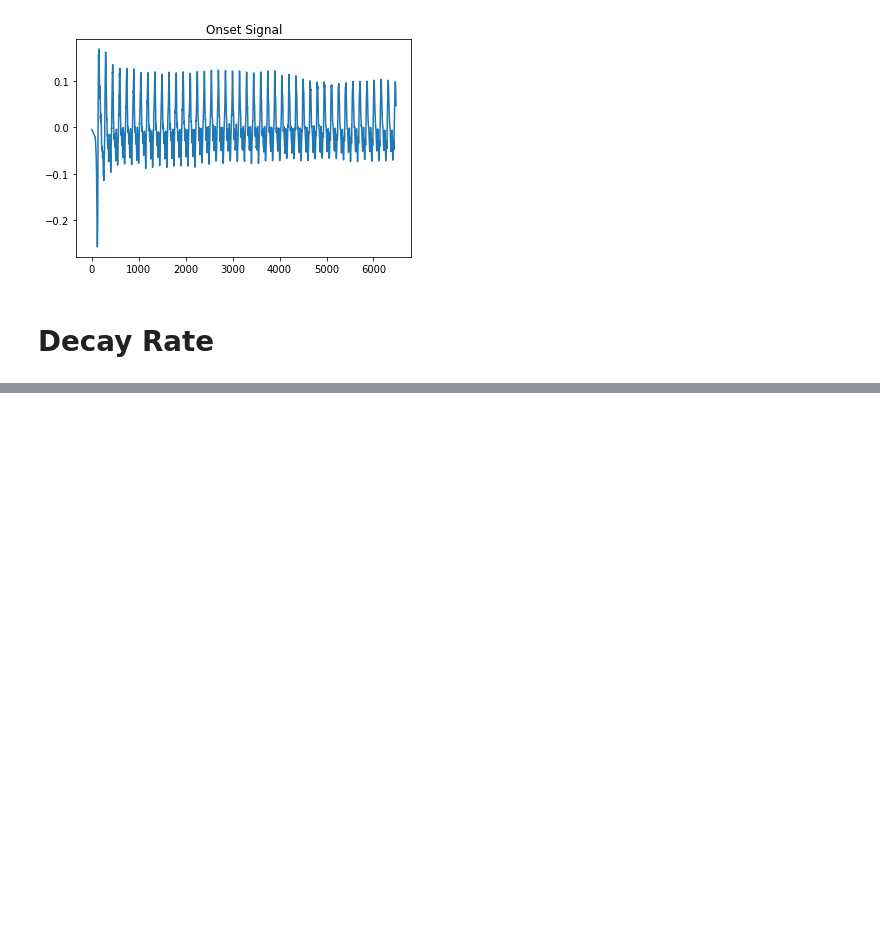
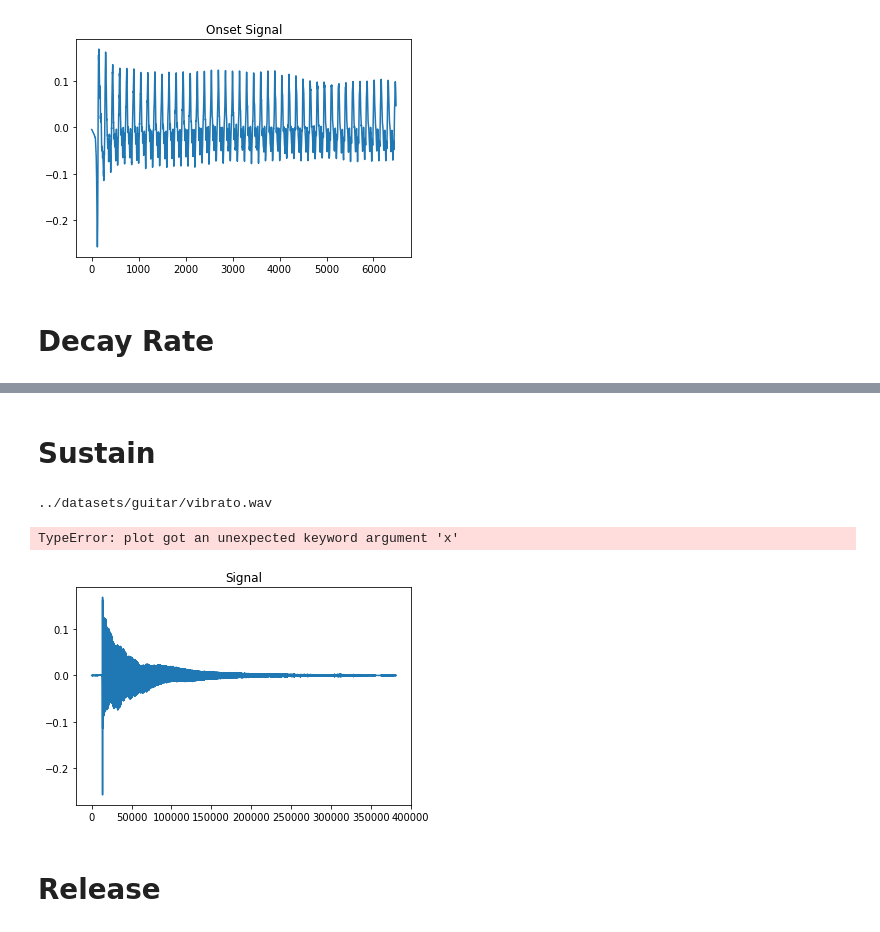
Before and after one commit to avesk/echo-synth, a Jupyter notebook: notebooks/Envelope Extraction.ipynb, the cells around one changed output, grey strips where cells are left out. Saved outputs shown, nothing was run; the diff lists cells and outputs as text; code cells hidden in the pictures; blank space fills up the shorter version.

Commit message:
experiments with sustain

```diff
--- a/notebooks/Envelope Extraction.ipynb
+++ b/notebooks/Envelope Extraction.ipynb
@@ -142,0 +147,43 @@ Decay Rate: -1.2360601352168689e-08
+# %% [markdown]
+# Sustain
+# %%
+def sustain(signal):
+    '''
+    Approximate sustain interval between the first
+    and last occurances of the median
+    '''
+    max_val = .9
+    signal = np.abs(signal)
+    signal = max_val * signal / np.max(signal) # normalize
+    filtered_signal = signal[signal > 0.05] # filter out low energy amps
+    median = np.median(filtered_signal)
+    result = np.where(signal == median)
+    sustain_end = result[0][-1]
+    sustain_start = result[0][0]
+
+    return sustain_start, sustain_end
+
+win_size = 256
+hop_size = 128
+fname = '../datasets/guitar/vibrato.wav'
+first_onset = get_onsets(fname)[0]
+signal, sr = sf.read(filename)
+
+print(f"{fname}\n")
+
+sustain_interval = sustain(signal)
+
+plt.title("Signal")
+plt.plot(signal)
+plt.plot(x=sustain_interval[0])
+plt.plot(x=sustain_interval[1])
+
+print(f"Sustain Interval: {sustain_interval}\n")
+
+ipd.Audio(signal,rate=sr)
+# %% [output]
+../datasets/guitar/vibrato.wav
+TypeError: plot got an unexpected keyword argument 'x'
+[figure, added]
+# %% [markdown]
+# Release
```
Also changed, not shown: parts of 1 cell of this notebook.
